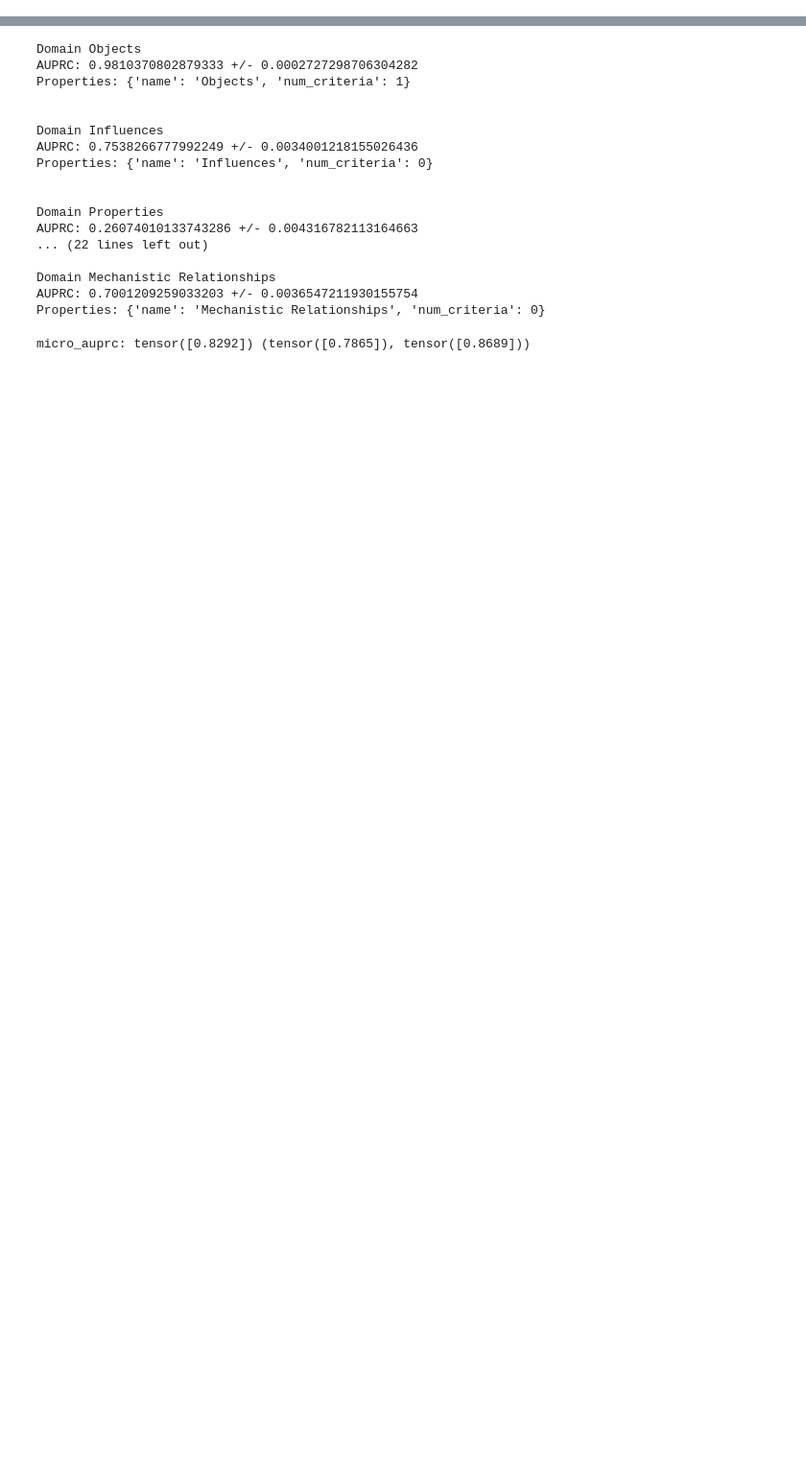
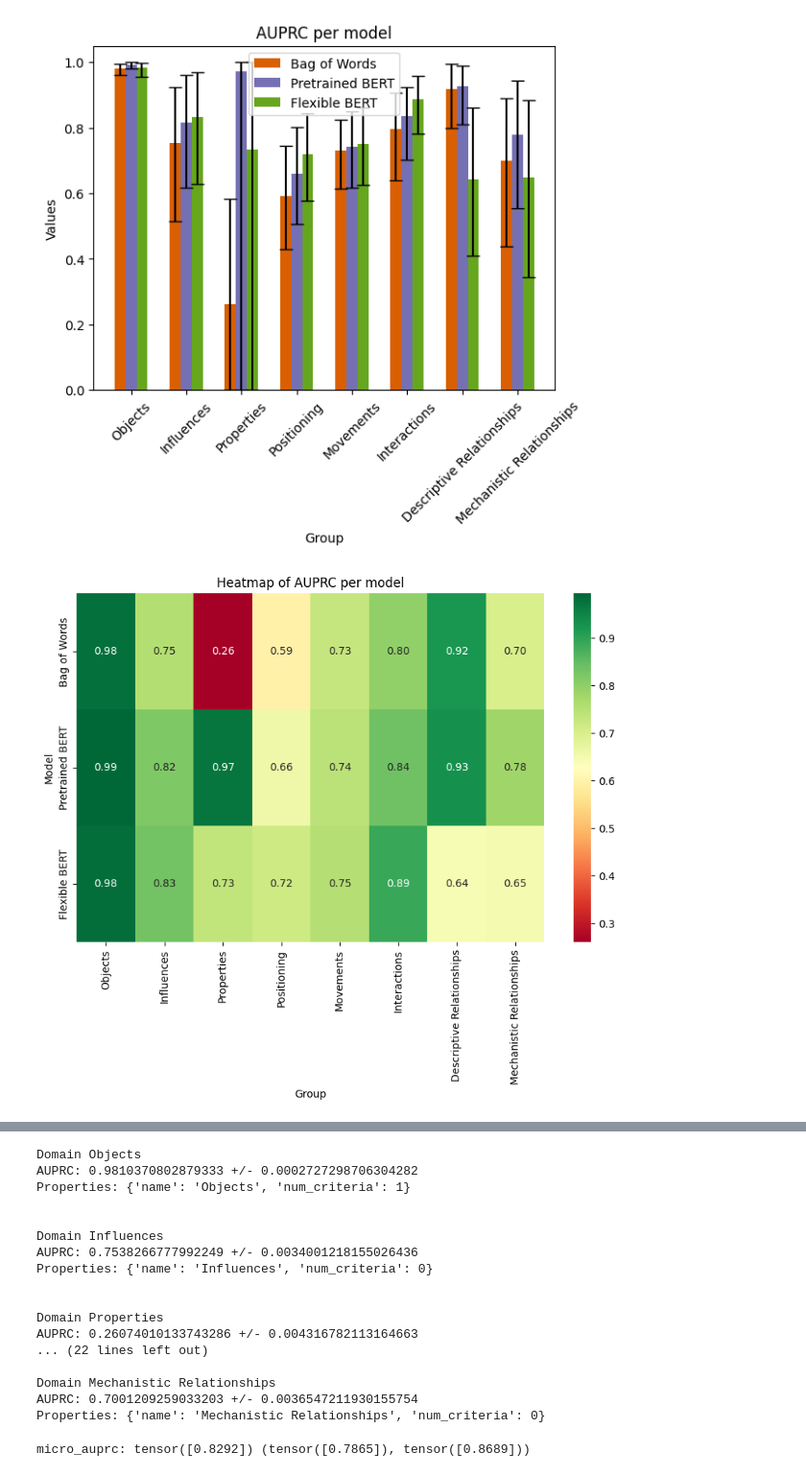
Before and after one commit to kheuton/play-with-learning-army, a Jupyter notebook: GetTestResults.ipynb, the cells around one changed output, grey strips where cells are left out. Shown at 96% size. Drawn from its saved outputs; the diff is of its cells as text; code cells hidden in the pictures; blank space fills up the shorter version.

```diff
--- a/GetTestResults.ipynb
+++ b/GetTestResults.ipynb
@@ -47,2 +240,25 @@ xs, ys, problem_ids, student_ids = embedder.preprocess_data((xs, ys, torch.tenso
+# %%
+import random
+
+def jitter_results(results, jitter_amount=0.05):
+    jittered_results = []
+    for mean, (low, high) in results:
+        jitter = random.uniform(-jitter_amount, jitter_amount)
+        jittered_mean = mean + jitter
+        jittered_low = low + jitter
+        jittered_high = high + jitter
+        jittered_results.append((jittered_mean, (jittered_low, jittered_high)))
+    return jittered_results
+
+# Jitter the bow_results to create frozen_results and fine_results
+jittered_frozen_results = jitter_results(fine_results)
+jittered_bow_results = jitter_results(fine_results)
+
+# Plot the chart
+plot_grouped_bar_chart(bow_results, frozen_results, fine_results)
+plot_heatmap(bow_results, frozen_results, fine_results)
+# %% [output]
+[figure, added]
+[figure, added]
 # %%
 # %% [output]
```
Also changed, not shown: parts of 11 cells of this notebook.
